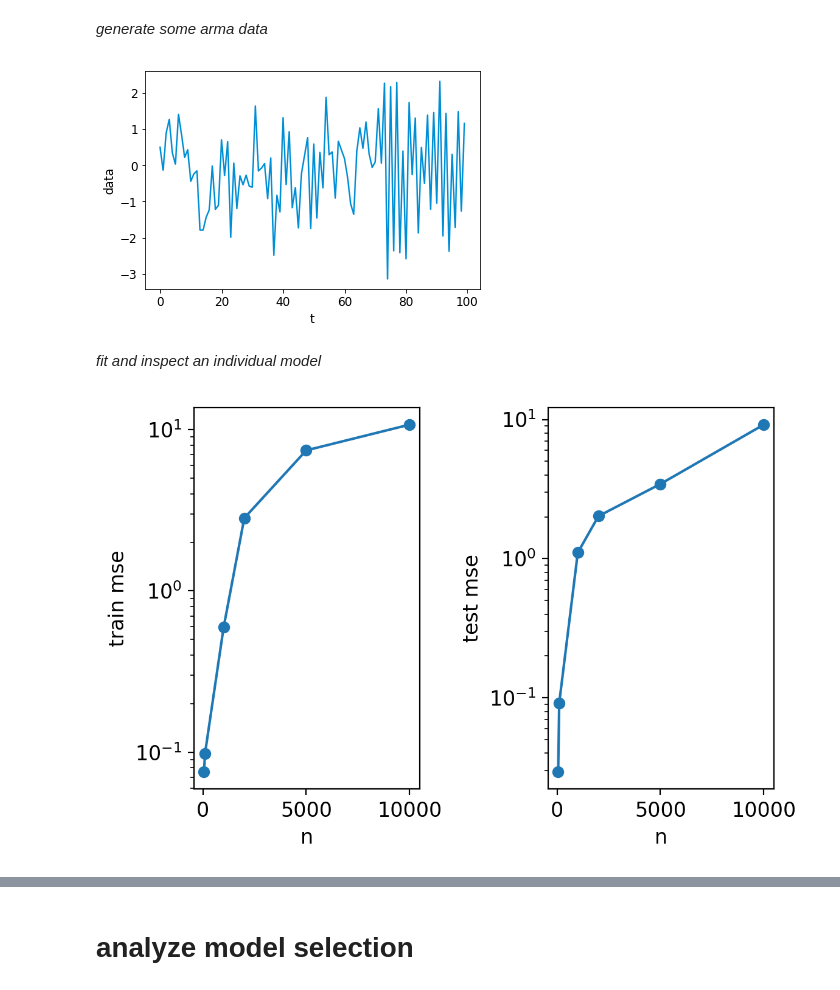
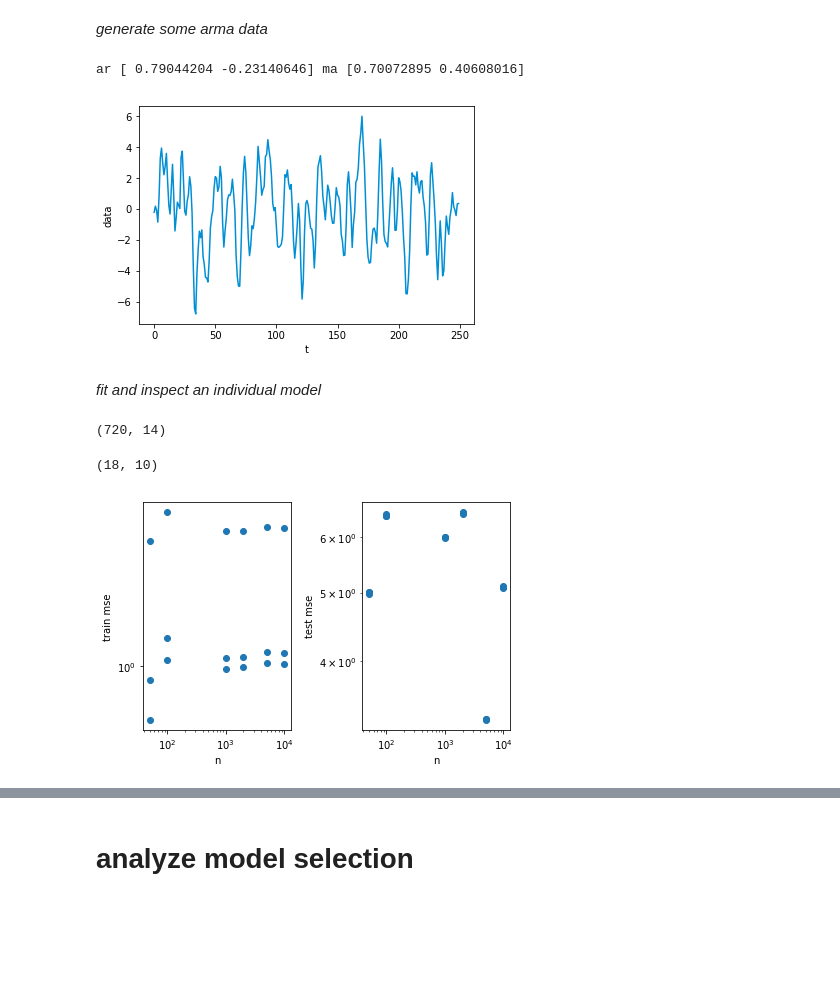
Before and after one commit to csinva/dnn-experiments, a Jupyter notebook: time_series/arma.ipynb, the cells around one changed output, grey strips where cells are left out. Cells and saved outputs as stored; diff of their text form; code cells hidden in the pictures; blank space fills up the shorter version.

```diff
--- a/time_series/arma.ipynb
+++ b/time_series/arma.ipynb
@@ -34,16 +30,22 @@ The autoreload extension is already loaded. To reload it, use:
 # %% [markdown]
 *generate some arma data*
 # %%
-np.random.seed(42)
-ar = [1, 0.75, -0.25] # first index is for zero lag
-ma = [1, 0.75, 0.25] # first index is for zero lag
+np.random.seed(12345)
+arparams = np.array([.75, -.25])
+maparams = np.array([.65, .35])
+ar = np.r_[1, -arparams] # add zero-lag and negate
+ma = np.r_[1, maparams] # add zero-lag
 
-n = 100
+n = 250
 sample = smt.arma_generate_sample(ar=ar, ma=ma, nsample=n, sigma=1)
-
+p = 2
+q = 2
+mod = smt.ARMA(sample, order=(p, q)).fit(trend='nc', disp=0) #$=False) #, start_params=start_params, trend='nc')
+print('ar', mod.params[:p], 'ma', mod.params[p:])
 plt.plot(sample, color=cb)
 plt.xlabel('t')
 plt.ylabel('data')
 plt.show()
 # %% [output]
+ar [ 0.79044204 -0.23140646] ma [0.70072895 0.40608016]
-[figure, old version]
+[figure, new version]
@@ -110,0 +117,11 @@ df2 = df.groupby(list(ks))
+# %%
+df = pkl.load(open('df_full.pkl', 'rb'))
+df['num_train'] = df.n
+df['num_params'] = df.p + df.q
+df['gamma'] = df.num_params / df.n
+df = df[df.p == 1]
+# df = df[df.q == 2]
+print(df.shape)
+df = df.groupby(['n', 'p', 'q', 'sigma'])
+# %% [output]
+(720, 14)
@@ -111,17 +130,18 @@ df2 = df.groupby(list(ks))
 # %%
-r = df2.mean()
-
-plt.figure(dpi=200)
+# things that vary: n, p, q
+r = df.mean()
+print(r.shape)
+# plt.figure(dpi=200)
 R, C = 1, 2
 plt.subplot(R, C, 1)
-plt.plot(ns, r.train_mse.values, 'o-')
+plt.plot(r.num_train, r.train_mse.values, 'o')
 plt.yscale('log')
 plt.xscale('log')
 plt.xlabel('n')
 plt.ylabel('train mse')
 
 plt.subplot(R, C, 2)
-plt.plot(ns, r.test_mse.values, 'o-')
+plt.plot(r.num_train, r.test_mse.values, 'o')
 plt.yscale('log')
 plt.xscale('log')
 plt.xlabel('n')
@@ -130,4 +150,5 @@ plt.tight_layout()
 
 plt.show()
 # %% [output]
+(18, 10)
-[figure, old version]
+[figure, new version]
```
Also changed, not shown: parts of 10 cells of this notebook, 1 other file.
